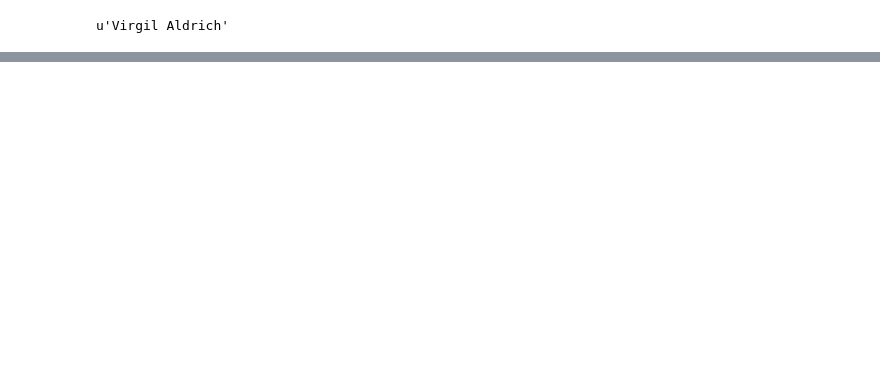
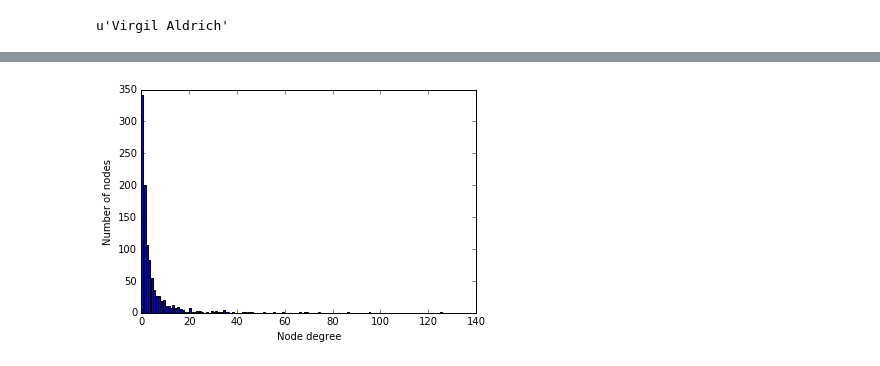
Before and after one commit to AdamPalmar/02805-SocialGraphs-AP, a Jupyter notebook: week4/week4.ipynb, the cells around one changed output, grey strips where cells are left out. Cells and saved outputs as stored; diff of their text form; code cells hidden in the pictures; blank space fills up the shorter version.

Commit message:
added network

```diff
--- a/week4/week4.ipynb
+++ b/week4/week4.ipynb
@@ -282,0 +337,21 @@ u'Virgil Aldrich'
+# %%
+import networkx as nx
+
+graph = nx.DiGraph()
+
+# adding nodes
+for index, row in dataframe.iterrows():
+    graph.add_node(row["author"])
+# %%
+# adding edges
+pattern = r'\[\[(.*?)\]\]'
+
+for index, row in dataframe.iterrows():
+
+
+    matches = re.findall(pattern,row["page"])
+    node = row["author"]
+    for match in matches:
+        out_node = match.split("|")[0]
+        if out_node in total_philo_list:
+            graph.add_edge(node,out_node)
@@ -282,0 +439,19 @@ u'Virgil Aldrich'
+# %%
+import matplotlib.pyplot as plt
+% matplotlib inline
+
+def create_histogram_from_graph(edges):
+
+    min_value = np.min(edges)
+    max_value = np.max(edges)
+
+    bin_vector = [i for i in range(min_value,max_value) ]
+    hist, bin_edges = np.histogram(edges, bins = bin_vector)
+
+    return hist
+
+def create_bar_from_hist(hist):
+    index = np.arange(len(hist))
+    plt.ylabel("Number of nodes")
+    plt.xlabel("Node degree")
+    plt.bar(index,hist)
@@ -282,0 +463,5 @@ u'Virgil Aldrich'
+# %%
+in_hist = create_histogram_from_graph(graph.in_degree().values())
+create_bar_from_hist(in_hist)
+# %% [output]
+[figure, added]
```
Also changed, not shown: parts of 41 cells of this notebook, 1 other file.
